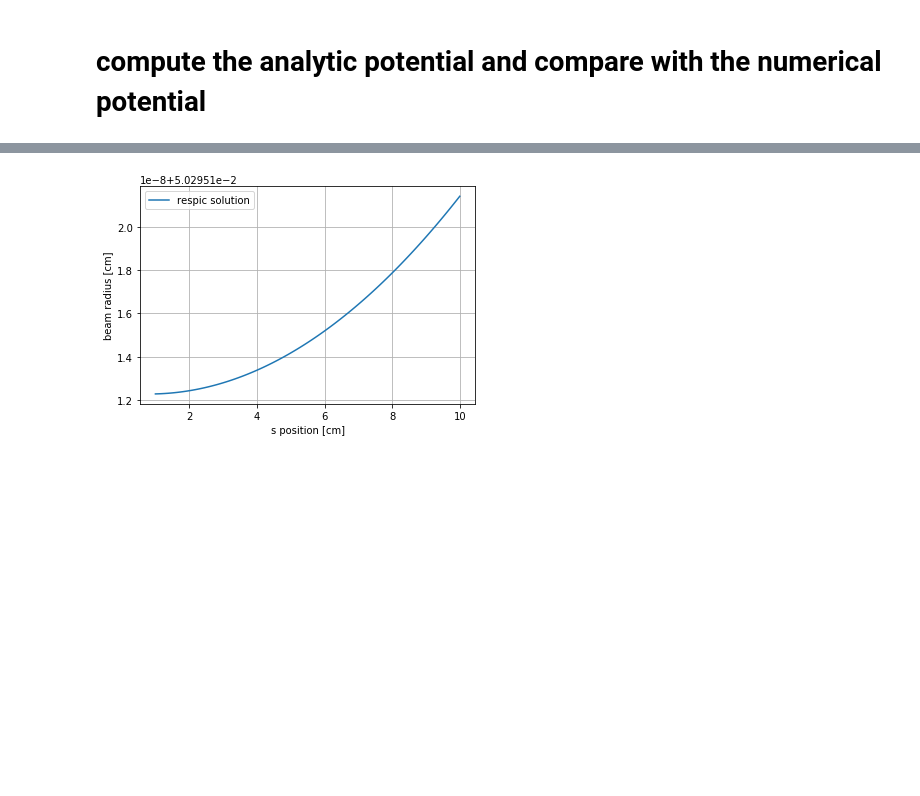
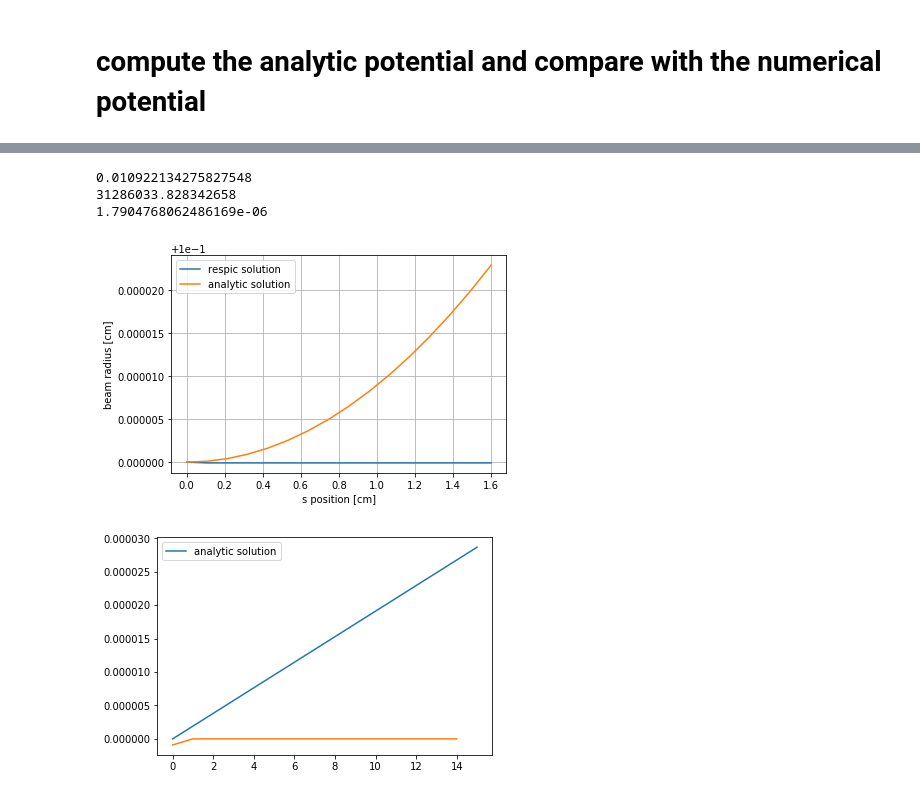
Before and after one commit to radiasoft/rsrespic, a Jupyter notebook: development/shell_gaussian_tests.ipynb, the cells around one changed output, grey strips where cells are left out. Saved outputs shown, nothing was run; the diff lists cells and outputs as text; code cells hidden in the pictures; blank space fills up the shorter version.

```diff
--- a/development/shell_gaussian_tests.ipynb
+++ b/development/shell_gaussian_tests.ipynb
@@ -156,6 +155,3 @@ plt.show()
-# %%
-## The first test is to compute the potential and the kicks
-kinetics_solver.step(my_kv_beam, my_kv_fields, field_solver)
 # %% [markdown]
 # compute the analytic potential and compare with the numerical potential
 # %%
@@ -205,15 +200,17 @@ plt.show()
 # %%
-r_max = []
+r_max = [sigma_x]
 k = 0
-while k < 100:
+while k < 15:
 
     kinetics_solver.step(my_kv_beam, my_kv_fields, field_solver)
 
     x0 = np.mean(my_kv_beam.x)
     y0 = np.mean(my_kv_beam.y)
-    r = np.sqrt((my_kv_beam.x  - x0)** 2 + (my_kv_beam.y - y0) **2)
+    r = np.sqrt((my_kv_beam.x)** 2 + (my_kv_beam.y) **2)
     r_max.append(np.max(r))
     k = k + 1
+
+np.save('r_max.npy', r_max)
 # %%
 ## This is the code for the expansion of a round beam in a drift
 
@@ -223,10 +220,14 @@ def round_beam_expansion(x, r0, q, gamma, m_0):
 
     I = q * beta * c / 100.
 
-    I0 = 4 * pi * 8.85e-12 * (c/100.) ** 3 / 1.602e-19 * (m_0 / 1000.)
+    I0 = 4 * pi * 8.85e-12 * (c/100.) ** 3 * (m_0 / 1000.) / (1.602e-19)
+    #I0 = 17000 #31000.
 
     K = I * 2. / (I0 * beta **3 * gamma **3)
 
+    print(I)
+    print(I0)
+    print(K)
     def func(r,z):
 
         Rpp = K/r[0]
@@ -234,24 +235,37 @@ def round_beam_expansion(x, r0, q, gamma, m_0):
         return np.asarray([r[1], Rpp])
 
     r_init = np.asarray([r0, 0])
-    out = sint.odeint(func, r_init, x, mxstep=100000, atol=1e-15)
 
-    return out
+    output = sint.odeint(func, r_init, x)
+
+    return output
+# %%
+k = len(r_max)
+x = np.linspace(0,kinetics_solver.ds* k, k)
+
+#x = np.linspace(0,5,1000)
+
+r_analyitic = round_beam_expansion(x / 100. , sigma_x / 100. , Q_mks, my_kv_beam.gamma, my_kv_beam.m_0)
+# %% [output]
+0.010922134275827548
+31286033.828342658
+1.7904768062486169e-06
 # %%
-
-
-x = np.linspace(1,kinetics_solver.ds*k, k)
-
-r_analyitic = round_beam_expansion(x / 100., sigma_x / 100., Q_mks , my_kv_beam.gamma, my_kv_beam.m_0)
-
 plt.figure()
 plt.plot(x,r_max,linewidth = 1.5, label = 'respic solution')
-#plt.plot(x,r_analyitic[:,0] * 100., linewidth = 1.5, label = 'analytic solution')
+plt.plot(x,r_analyitic[:,0] * 100., linewidth = 1.5, label = 'analytic solution')
 plt.xlabel('s position [cm]')
 plt.ylabel('beam radius [cm]')
 plt.legend(loc = 0)
 plt.grid()
 
+
+plt.figure()
+plt.plot(r_analyitic[:,1], linewidth = 1.5, label = 'analytic solution')
+plt.plot(np.diff(np.asarray(r_max)) / kinetics_solver.ds)
+
+plt.legend(loc = 0)
 plt.show()
 # %% [output]
-[figure, old version]
+[figure, new version]
+[figure, added]
```
Also changed, not shown: parts of 14 cells of this notebook, 1 other file.
